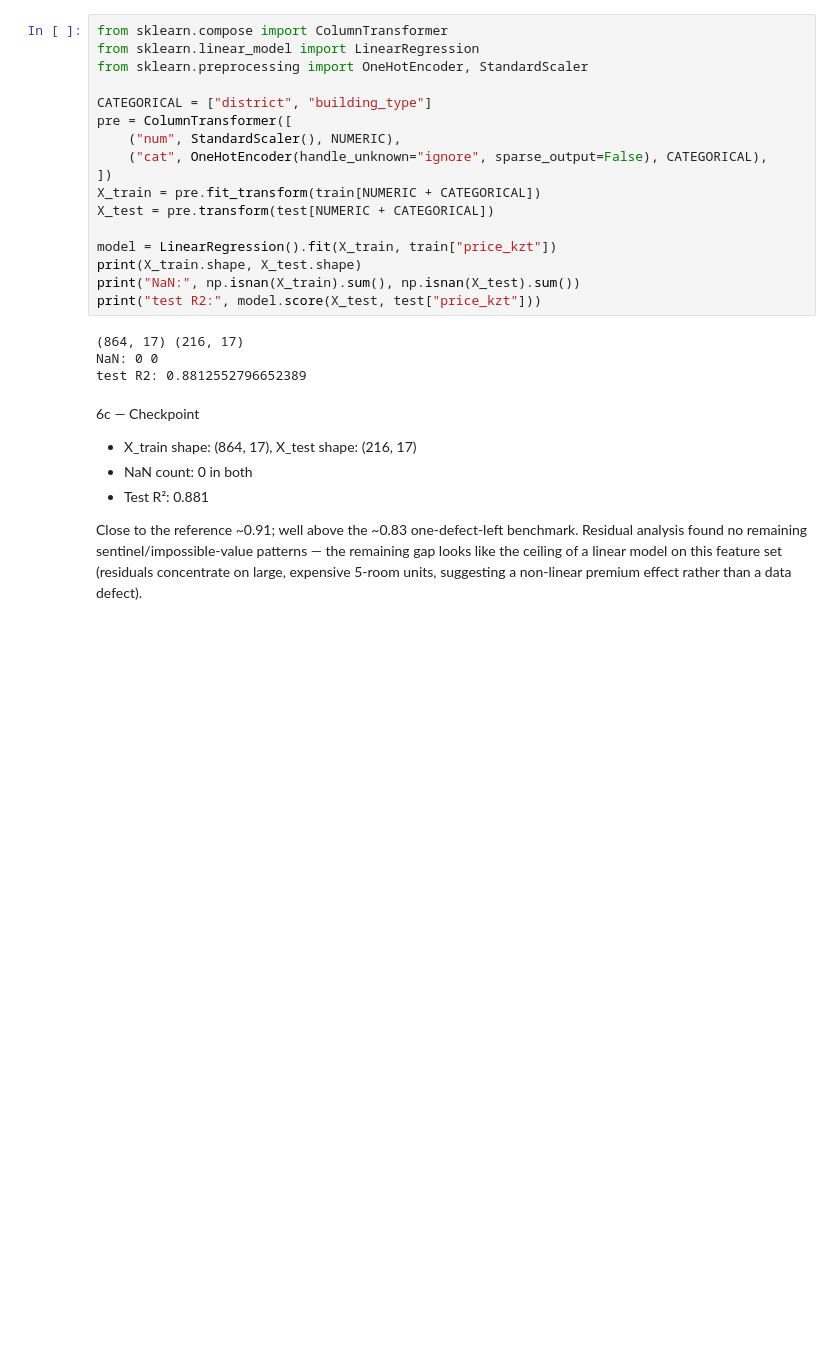
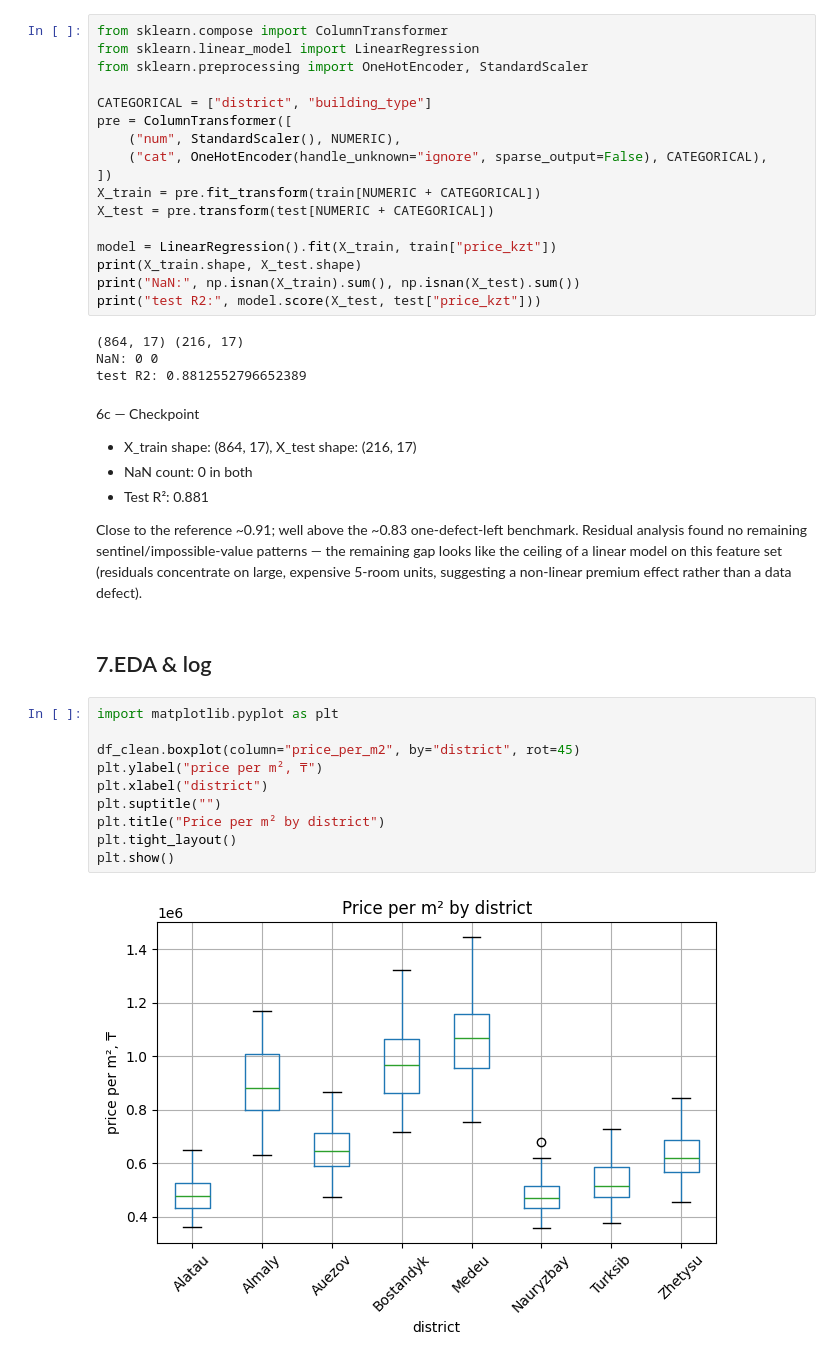
Before and after one commit to ShakenbaevD/SHAKENBAYEV-ML-task-1, a Jupyter notebook: shakenbayev_ML_task_1.ipynb, the cells around one changed output. Cells and saved outputs as stored; diff of their text form; blank space fills up the shorter version.

Commit message:
Add EDA plots, cleaning log, final data save

```diff
--- a/shakenbayev_ML_task_1.ipynb
+++ b/shakenbayev_ML_task_1.ipynb
@@ -616,3 +623,17 @@ test R2: 0.8812552796652389
 - Test R²: 0.881
 
 Close to the reference ~0.91; well above the ~0.83 one-defect-left benchmark. Residual analysis found no remaining sentinel/impossible-value patterns — the remaining gap looks like the ceiling of a linear model on this feature set (residuals concentrate on large, expensive 5-room units, suggesting a non-linear premium effect rather than a data defect).
+# %% [markdown]
+## 7.EDA & log
+# %%
+import matplotlib.pyplot as plt
+
+df_clean.boxplot(column="price_per_m2", by="district", rot=45)
+plt.ylabel("price per m², ₸")
+plt.xlabel("district")
+plt.suptitle("")
+plt.title("Price per m² by district")
+plt.tight_layout()
+plt.show()
+# %% [output]
+[figure, added]
```
Also changed, not shown: parts of 9 cells of this notebook, 1 other file.
